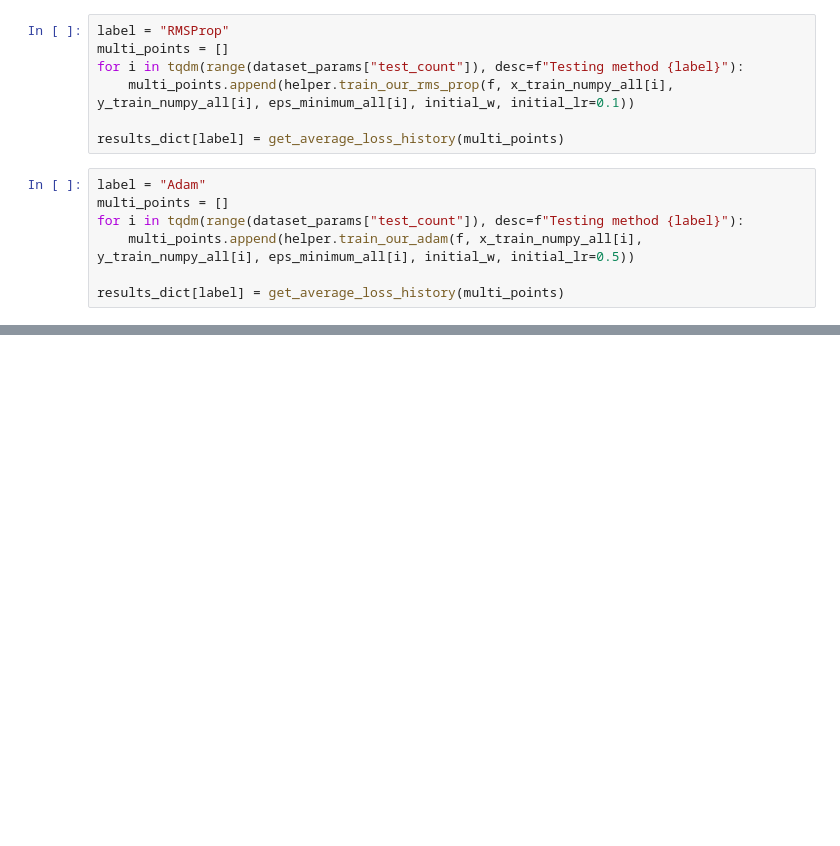
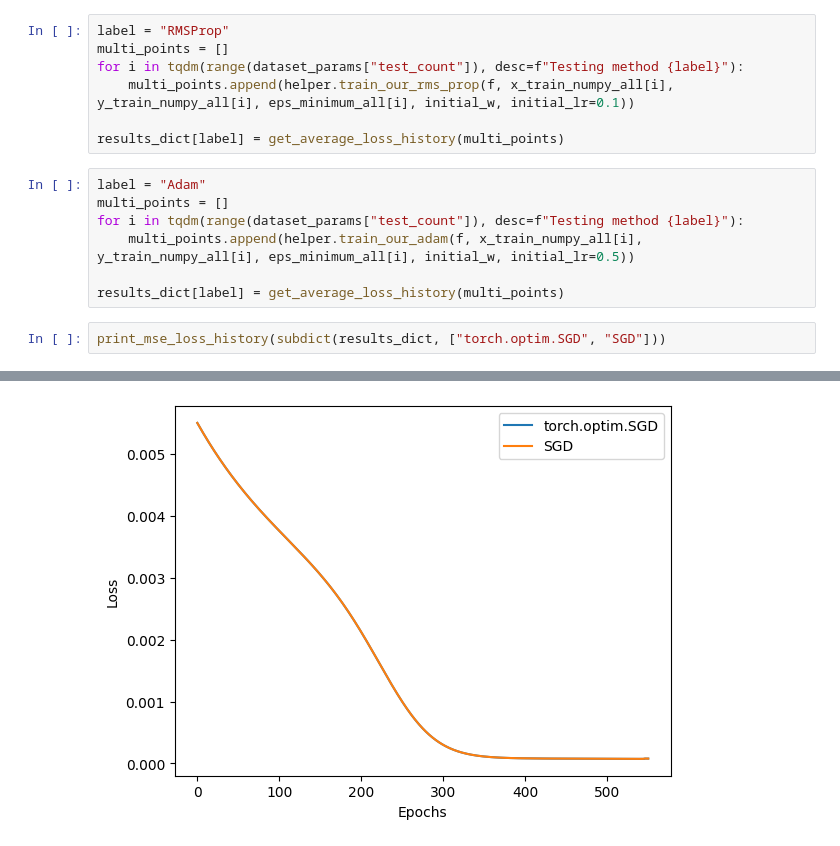
Before and after one commit to trio-at-optimization/optimization-lab4, a Jupyter notebook: Sources/T1/Reserch.ipynb, the cells around one changed output, grey strips where cells are left out. Cells and saved outputs as stored; diff of their text form; blank space fills up the shorter version.

```diff
--- a/Sources/T1/Reserch.ipynb
+++ b/Sources/T1/Reserch.ipynb
@@ -154,3 +161,6 @@ for i in tqdm(range(dataset_params["test_count"]), desc=f"Testing method {label}
     multi_points.append(helper.train_our_adam(f, x_train_numpy_all[i], y_train_numpy_all[i], eps_minimum_all[i], initial_w, initial_lr=0.5))
 
 results_dict[label] = get_average_loss_history(multi_points)
+# %%
+print_mse_loss_history(subdict(results_dict, ["torch.optim.SGD", "SGD"]))
+# %% [output]
@@ -156,0 +170 @@ results_dict[label] = get_average_loss_history(multi_points)
+[figure, added]
```
Also changed, not shown: parts of 14 cells of this notebook.
